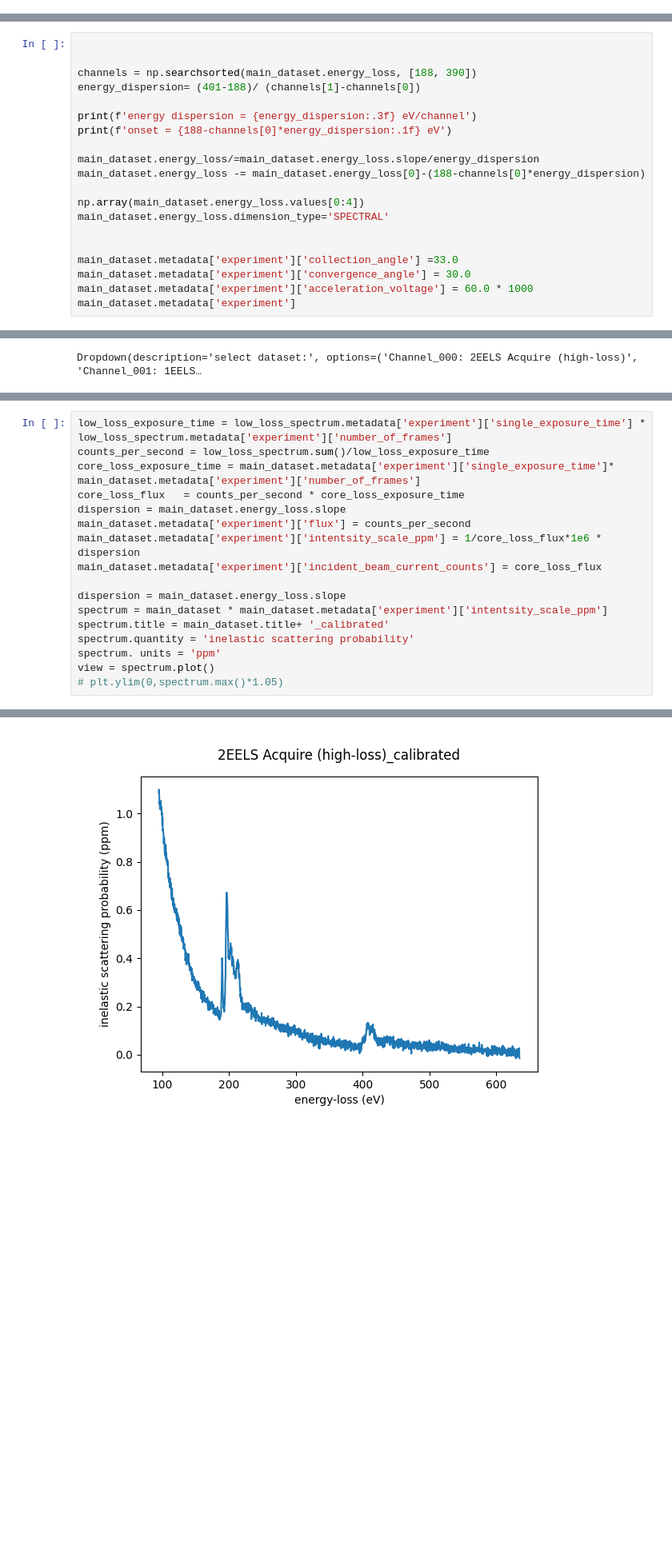
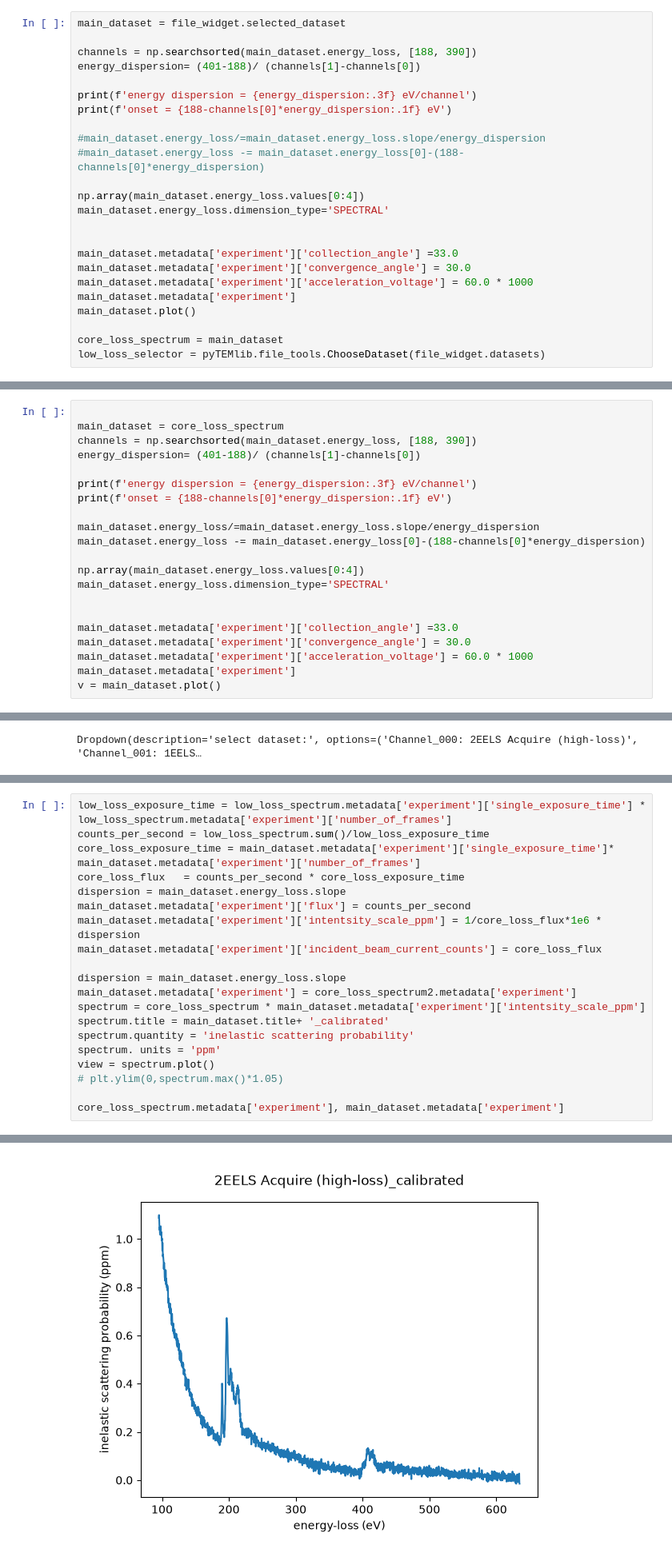
Before and after one commit to pycroscopy/pyTEMlib, a Jupyter notebook: notebooks/Spectroscopy/S2-Analyse_CoreLoss_EELS.ipynb, the cells around one changed output, grey strips where cells are left out. Shown at 80% size. Cells and saved outputs as stored; diff of their text form; blank space fills up the shorter version.

Commit message:
added analyse_core_loss

```diff
--- a/notebooks/Spectroscopy/S2-Analyse_CoreLoss_EELS.ipynb
+++ b/notebooks/Spectroscopy/S2-Analyse_CoreLoss_EELS.ipynb
@@ -108,0 +105,24 @@ view = main_dataset.plot()
+# %%
+main_dataset = file_widget.selected_dataset
+
+channels = np.searchsorted(main_dataset.energy_loss, [188, 390])
+energy_dispersion= (401-188)/ (channels[1]-channels[0])
+
+print(f'energy dispersion = {energy_dispersion:.3f} eV/channel')
+print(f'onset = {188-channels[0]*energy_dispersion:.1f} eV')
+
+#main_dataset.energy_loss/=main_dataset.energy_loss.slope/energy_dispersion
+#main_dataset.energy_loss -= main_dataset.energy_loss[0]-(188-channels[0]*energy_dispersion)
+
+np.array(main_dataset.energy_loss.values[0:4])
+main_dataset.energy_loss.dimension_type='SPECTRAL'
+
+
+main_dataset.metadata['experiment']['collection_angle'] =33.0
+main_dataset.metadata['experiment']['convergence_angle'] = 30.0
+main_dataset.metadata['experiment']['acceleration_voltage'] = 60.0 * 1000
+main_dataset.metadata['experiment']
+main_dataset.plot()
+
+core_loss_spectrum = main_dataset
+low_loss_selector = pyTEMlib.file_tools.ChooseDataset(file_widget.datasets)
@@ -136,7 +364,7 @@ dict_keys(['Acquisition', 'Experimental Conditions'])
 We need a correct energy scale and the important values for example convergence and collection angle
 # %%
 
-
+main_dataset = core_loss_spectrum
 channels = np.searchsorted(main_dataset.energy_loss, [188, 390])
 energy_dispersion= (401-188)/ (channels[1]-channels[0])
 
@@ -154,4 +382,5 @@ main_dataset.metadata['experiment']['collection_angle'] =33.0
 main_dataset.metadata['experiment']['convergence_angle'] = 30.0
 main_dataset.metadata['experiment']['acceleration_voltage'] = 60.0 * 1000
 main_dataset.metadata['experiment']
+v = main_dataset.plot()
 # %% [output]
@@ -202,10 +425,13 @@ main_dataset.metadata['experiment']['intentsity_scale_ppm'] = 1/core_loss_flux*1
 main_dataset.metadata['experiment']['incident_beam_current_counts'] = core_loss_flux
 
 dispersion = main_dataset.energy_loss.slope
-spectrum = main_dataset * main_dataset.metadata['experiment']['intentsity_scale_ppm']
+main_dataset.metadata['experiment'] = core_loss_spectrum2.metadata['experiment']
+spectrum = core_loss_spectrum * main_dataset.metadata['experiment']['intentsity_scale_ppm']
 spectrum.title = main_dataset.title+ '_calibrated'
 spectrum.quantity = 'inelastic scattering probability'
 spectrum. units = 'ppm'
 view = spectrum.plot()
 # plt.ylim(0,spectrum.max()*1.05)
+
+core_loss_spectrum.metadata['experiment'], main_dataset.metadata['experiment']
 # %% [output]
@@ -212,4 +458,4 @@ view = spectrum.plot()
-[figure, old version]
+[figure, new version]
 # %%
 low_loss_spectrum.metadata['experiment']
 # %% [output]
```
Also changed, not shown: parts of 19 cells of this notebook, 2 other files.
